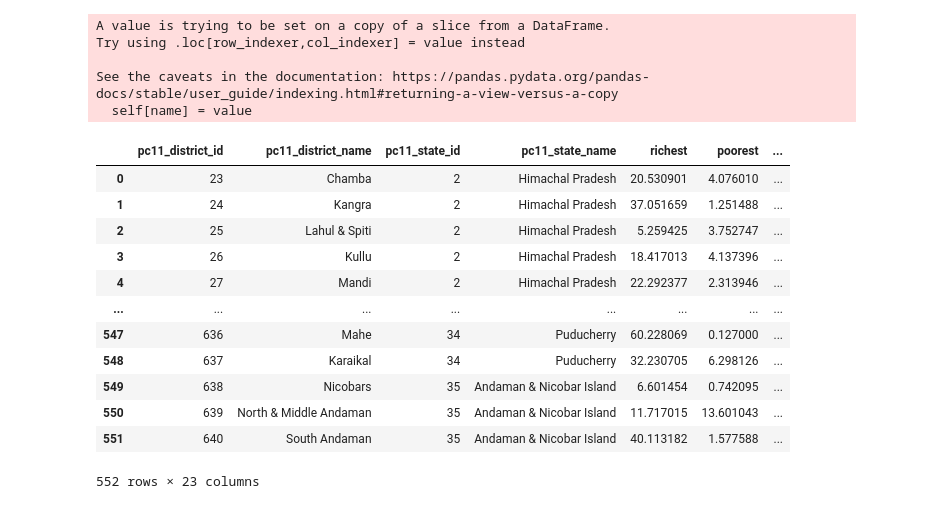
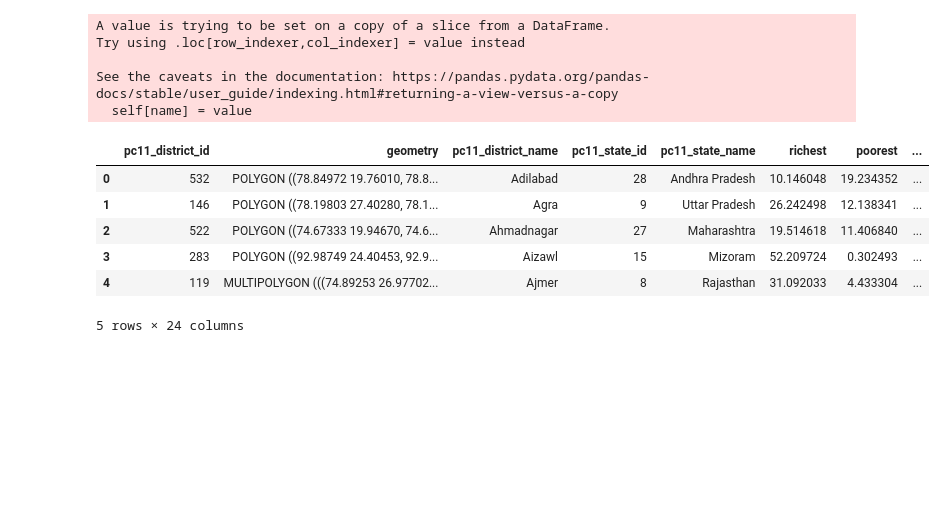
Before and after one commit to lekhanam12/datascience, a Jupyter notebook: final_merged_dataset.ipynb, the cells around one changed output. Saved outputs shown, nothing was run; the diff lists cells and outputs as text; code cells hidden in the pictures; blank space fills up the shorter version.

```diff
--- a/final_merged_dataset.ipynb
+++ b/final_merged_dataset.ipynb
@@ -419,19 +407,4 @@ df_merge_3 = df_merge_2.merge(hospitals_df_subset, on='pc11_district_id')
 # %%
 df_merge_4 = df_merge_3.merge(pollution_df, on='pc11_district_id')
 # %%
-df_static_all = df_merge_4.merge(migration_df_subset, on='pc11_district_id')
-df_static_all
+df_merge_5 = df_merge_4.merge(migration_df_subset, on='pc11_district_id')
-# %% [output]
-|  | pc11_district_id | pc11_district_name | pc11_state_id | pc11_state_name | richest | poorest | ... |
-| 0 | 23 | Chamba | 2 | Himachal Pradesh | 20.530901 | 4.076010 | ... |
-| 1 | 24 | Kangra | 2 | Himachal Pradesh | 37.051659 | 1.251488 | ... |
-| 2 | 25 | Lahul & Spiti | 2 | Himachal Pradesh | 5.259425 | 3.752747 | ... |
-| 3 | 26 | Kullu | 2 | Himachal Pradesh | 18.417013 | 4.137396 | ... |
-| 4 | 27 | Mandi | 2 | Himachal Pradesh | 22.292377 | 2.313946 | ... |
-| ... | ... | ... | ... | ... | ... | ... | ... |
-| 547 | 636 | Mahe | 34 | Puducherry | 60.228069 | 0.127000 | ... |
-| 548 | 637 | Karaikal | 34 | Puducherry | 32.230705 | 6.298126 | ... |
-| 549 | 638 | Nicobars | 35 | Andaman & Nicobar Island | 6.601454 | 0.742095 | ... |
-| 550 | 639 | North & Middle Andaman | 35 | Andaman & Nicobar Island | 11.717015 | 13.601043 | ... |
-| 551 | 640 | South Andaman | 35 | Andaman & Nicobar Island | 40.113182 | 1.577588 | ... |
-552 rows × 23 columns
@@ -438 +413,12 @@ df_static_all
+# %%
+#Final dataset - Whoo hoo!
+df_final.head()
+# %% [output]
+|  | pc11_district_id | geometry | pc11_district_name | pc11_state_id | pc11_state_name | richest | poorest | ... |
+| 0 | 532 | POLYGON ((78.84972 19.76010, 78.8... | Adilabad | 28 | Andhra Pradesh | 10.146048 | 19.234352 | ... |
+| 1 | 146 | POLYGON ((78.19803 27.40280, 78.1... | Agra | 9 | Uttar Pradesh | 26.242498 | 12.138341 | ... |
+| 2 | 522 | POLYGON ((74.67333 19.94670, 74.6... | Ahmadnagar | 27 | Maharashtra | 19.514618 | 11.406840 | ... |
+| 3 | 283 | POLYGON ((92.98749 24.40453, 92.9... | Aizawl | 15 | Mizoram | 52.209724 | 0.302493 | ... |
+| 4 | 119 | MULTIPOLYGON (((74.89253 26.97702... | Ajmer | 8 | Rajasthan | 31.092033 | 4.433304 | ... |
+5 rows × 24 columns
 # %%
```
Also changed, not shown: parts of 11 cells of this notebook, 24 other files.
